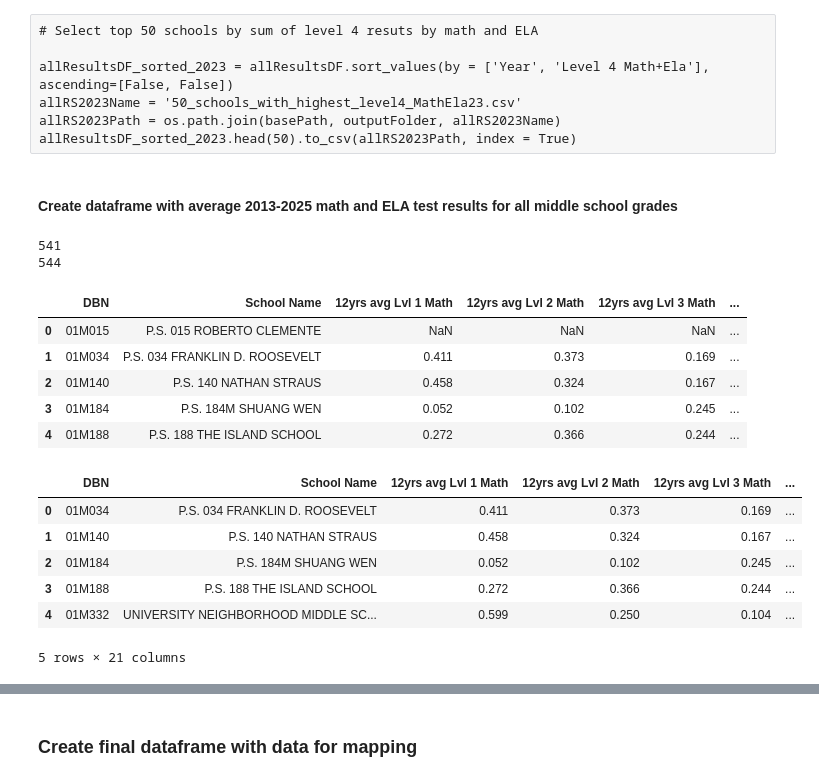
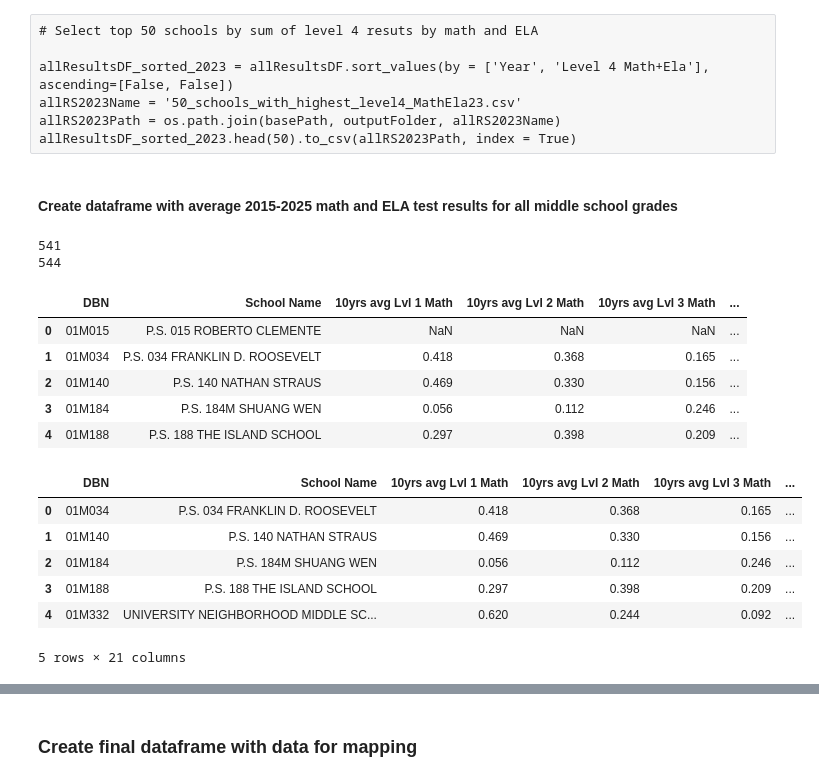
Before and after one commit to Solirinai/NY_schools_maps, a Jupyter notebook: notebooks/NYC_updated/1._NYC_data_processing_by_schools.ipynb, the cells around one changed output, grey strips where cells are left out. Drawn from its saved outputs; the diff is of its cells as text; code cells hidden in the pictures.

```diff
--- a/notebooks/NYC_updated/1._NYC_data_processing_by_schools.ipynb
+++ b/notebooks/NYC_updated/1._NYC_data_processing_by_schools.ipynb
@@ -621,11 +565,14 @@ del resultsDF, resultsMS
 # %%
-# Get 12 years average test result
+# Get 10 years average test result
 
-resultsMS_12y_AVG = {}
+resultsMS_10y_AVG = {}
 
 for subject in subjects:
 
     resultsDF = cityResultsDFs[subject]
+
+    # Restrict years to the last 10 years
+    resultsMS = resultsDF[(resultsDF['Year'] >= 2015)]
 
     # Dataframe with only grades 6-8 results (middle schools and K-8) by years
     resultsMS = resultsDF[(resultsDF['Grade'] >= 6)&(resultsDF['Grade'] <= 8)]
@@ -642,12 +589,12 @@ for subject in subjects:
     resultsMS.columns = [f'Level 1 {subject}',f'Level 2 {subject}',f'Level 3 {subject}',f'Level 4 {subject}']
 
     # Dataframe for middle schools grades with normalized values
-    resultsMS_12y_AVG[subject] = resultsMS.div(resultsMS.sum(axis=0))
+    resultsMS_10y_AVG[subject] = resultsMS.div(resultsMS.sum(axis=0))
 
     # Convert the series back into a dataframe
-    resultsMS_12y_AVG[subject] = resultsMS_12y_AVG[subject].to_frame().T # Transpose to flip rows and columns
+    resultsMS_10y_AVG[subject] = resultsMS_10y_AVG[subject].to_frame().T # Transpose to flip rows and columns
 
-    print(resultsMS_12y_AVG[subject].head())
+    print(resultsMS_10y_AVG[subject].head())
 
 del resultsDF, resultsMS
 # %% [output]
@@ -854,16 +799,19 @@ allRS2023Path = os.path.join(basePath, outputFolder, allRS2023Name)
 allResultsDF_sorted_2023.head(50).to_csv(allRS2023Path, index = True)
 # %% [markdown]
 <a id="ten"></a>
-#### Create dataframe with average 2013-2025 math and ELA test results for all middle school grades
+#### Create dataframe with average 2015-2025 math and ELA test results for all middle school grades
 # %%
 # Make a merged dataframe with both Math and ELA average 2013-2025 results by schools
 
-resultsMS_top50_AVG2013_25 = {}
-resultsMS_AVG2013_25 = {}
+resultsMS_top50_AVG2015_25 = {}
+resultsMS_AVG2015_25 = {}
 
 for subject in subjects:
 
     resultsDF = resultsDFs[subject]
+
+    # Restrict years to the last 10 years
+    resultsMS = resultsDF[(resultsDF['Year'] >= 2015)]
 
     # Dataframe with only grades 6-8 results (middle schools and K-8) by schools
     resultsMS_bySchl_sumed = resultsDF[(resultsDF['Grade'] >= 6)&(resultsDF['Grade'] <= 8)].groupby(['DBN', 'School Name'])[['# Level 1','# Level 2','# Level 3','# Level 4']].sum()
@@ -873,12 +821,12 @@ for subject in subjects:
 
     # Dataframe for middle schools by years with normalized values
     resultsMS_bySchl_sumed_Norm = resultsMS_bySchl_sumed.div(resultsMS_bySchl_sumed.sum(axis=1), axis=0)
-    resultsMS_bySchl_sumed_Norm.columns = [f'12yrs avg Lvl 1 {subject}',f'12yrs avg Lvl 2 {subject}',f'12yrs avg Lvl 3 {subject}',f'12yrs avg Lvl 4 {subject}']
+    resultsMS_bySchl_sumed_Norm.columns = [f'10yrs avg Lvl 1 {subject}',f'10yrs avg Lvl 2 {subject}',f'10yrs avg Lvl 3 {subject}',f'10yrs avg Lvl 4 {subject}']
     resultsMS_bySchl_sumed_Norm.reset_index(inplace = True)
 
     # Add the dataframe to the respective dictionnary
-    resultsMS_AVG2013_25[subject] = resultsMS_bySchl_sumed_Norm
-    print(len(resultsMS_AVG2013_25[subject]))
+    resultsMS_AVG2015_25[subject] = resultsMS_bySchl_sumed_Norm
+    print(len(resultsMS_AVG2015_25[subject]))
 
 del resultsDF, resultsMS_bySchl_sumed_Norm, resultsMS_bySchl_sumed
 # %% [output]
@@ -887,34 +835,34 @@ del resultsDF, resultsMS_bySchl_sumed_Norm, resultsMS_bySchl_sumed
 # %%
 # Make a merged dataframe with both Math and ELA average 2013-2025 results by schools
 
-AVG2013_25_DFs = list(resultsMS_AVG2013_25.values())
-allResultsAVG2013_25DF = pd.merge(AVG2013_25_DFs[0], AVG2013_25_DFs[1], on = ['DBN','School Name'], how = 'inner', suffixes=('', '_drop'))
-allResultsAVG2013_25DF = allResultsAVG2013_25DF.loc[:, ~allResultsAVG2013_25DF.columns.str.endswith('_drop')]
-allResultsAVG2013_25DF['12yrs avg Lvl 4 Math+Ela'] = allResultsAVG2013_25DF[f'12yrs avg Lvl 4 {subjects[0]}']+allResultsAVG2013_25DF[f'12yrs avg Lvl 4 {subjects[1]}']
+AVG2015_25_DFs = list(resultsMS_AVG2015_25.values())
+allResultsAVG2015_25DF = pd.merge(AVG2015_25_DFs[0], AVG2015_25_DFs[1], on = ['DBN','School Name'], how = 'inner', suffixes=('', '_drop'))
+allResultsAVG2015_25DF = allResultsAVG2015_25DF.loc[:, ~allResultsAVG2015_25DF.columns.str.endswith('_drop')]
+allResultsAVG2015_25DF['10yrs avg Lvl 4 Math+Ela'] = allResultsAVG2015_25DF[f'10yrs avg Lvl 4 {subjects[0]}']+allResultsAVG2015_25DF[f'10yrs avg Lvl 4 {subjects[1]}']
 
-del AVG2013_25_DFs
+del AVG2015_25_DFs
 # %%
-allResultsAVG2013_25DF.head()
+allResultsAVG2015_25DF.head()
 # %% [output]
-|  | DBN | School Name | 12yrs avg Lvl 1 Math | 12yrs avg Lvl 2 Math | 12yrs avg Lvl 3 Math | ... |
+|  | DBN | School Name | 10yrs avg Lvl 1 Math | 10yrs avg Lvl 2 Math | 10yrs avg Lvl 3 Math | ... |
 | 0 | 01M015 | P.S. 015 ROBERTO CLEMENTE | NaN | NaN | NaN | ... |
-| 1 | 01M034 | P.S. 034 FRANKLIN D. ROOSEVELT | 0.411 | 0.373 | 0.169 | ... |
-| 2 | 01M140 | P.S. 140 NATHAN STRAUS | 0.458 | 0.324 | 0.167 | ... |
-| 3 | 01M184 | P.S. 184M SHUANG WEN | 0.052 | 0.102 | 0.245 | ... |
-| 4 | 01M188 | P.S. 188 THE ISLAND SCHOOL | 0.272 | 0.366 | 0.244 | ... |
+| 1 | 01M034 | P.S. 034 FRANKLIN D. ROOSEVELT | 0.418 | 0.368 | 0.165 | ... |
+| 2 | 01M140 | P.S. 140 NATHAN STRAUS | 0.469 | 0.330 | 0.156 | ... |
+| 3 | 01M184 | P.S. 184M SHUANG WEN | 0.056 | 0.112 | 0.246 | ... |
+| 4 | 01M188 | P.S. 188 THE ISLAND SCHOOL | 0.297 | 0.398 | 0.209 | ... |
 # %%
 # Merging in the 2025 results
 
-allResultsAVG2013_25DF = allResultsAVG2013_25DF.merge(allSchools2025, left_on = 'School Name', right_on = 'School Name',  suffixes=('', '_drop'))
-allResultsAVG2013_25DF = allResultsAVG2013_25DF.loc[:, ~allResultsAVG2013_25DF.columns.str.endswith('_drop')]
-allResultsAVG2013_25DF.head()
+allResultsAVG2015_25DF = allResultsAVG2015_25DF.merge(allSchools2025, left_on = 'School Name', right_on = 'School Name',  suffixes=('', '_drop'))
+allResultsAVG2015_25DF = allResultsAVG2015_25DF.loc[:, ~allResultsAVG2015_25DF.columns.str.endswith('_drop')]
+allResultsAVG2015_25DF.head()
 # %% [output]
-|  | DBN | School Name | 12yrs avg Lvl 1 Math | 12yrs avg Lvl 2 Math | 12yrs avg Lvl 3 Math | ... |
-| 0 | 01M034 | P.S. 034 FRANKLIN D. ROOSEVELT | 0.411 | 0.373 | 0.169 | ... |
-| 1 | 01M140 | P.S. 140 NATHAN STRAUS | 0.458 | 0.324 | 0.167 | ... |
-| 2 | 01M184 | P.S. 184M SHUANG WEN | 0.052 | 0.102 | 0.245 | ... |
-| 3 | 01M188 | P.S. 188 THE ISLAND SCHOOL | 0.272 | 0.366 | 0.244 | ... |
-| 4 | 01M332 | UNIVERSITY NEIGHBORHOOD MIDDLE SC... | 0.599 | 0.250 | 0.104 | ... |
+|  | DBN | School Name | 10yrs avg Lvl 1 Math | 10yrs avg Lvl 2 Math | 10yrs avg Lvl 3 Math | ... |
+| 0 | 01M034 | P.S. 034 FRANKLIN D. ROOSEVELT | 0.418 | 0.368 | 0.165 | ... |
+| 1 | 01M140 | P.S. 140 NATHAN STRAUS | 0.469 | 0.330 | 0.156 | ... |
+| 2 | 01M184 | P.S. 184M SHUANG WEN | 0.056 | 0.112 | 0.246 | ... |
+| 3 | 01M188 | P.S. 188 THE ISLAND SCHOOL | 0.297 | 0.398 | 0.209 | ... |
+| 4 | 01M332 | UNIVERSITY NEIGHBORHOOD MIDDLE SC... | 0.620 | 0.244 | 0.092 | ... |
 5 rows × 21 columns
 # %%
 # Adding comparison between results of 2025 and 2013-2023 average
```
Also changed, not shown: parts of 50 cells of this notebook, 2 other files.
